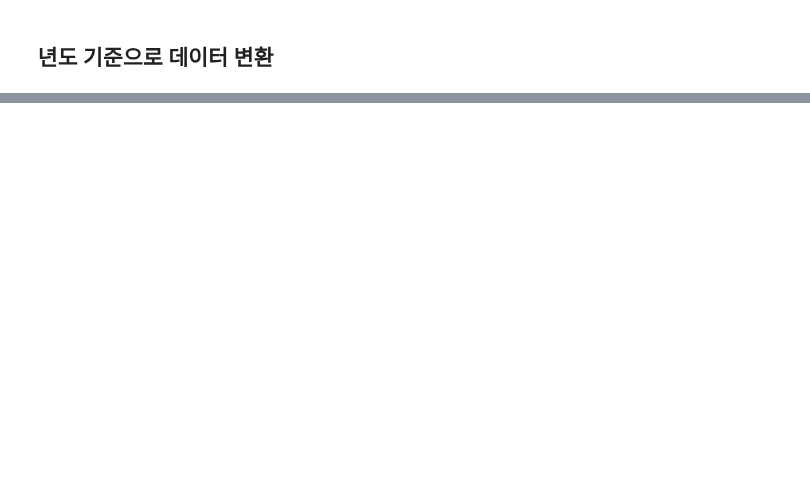
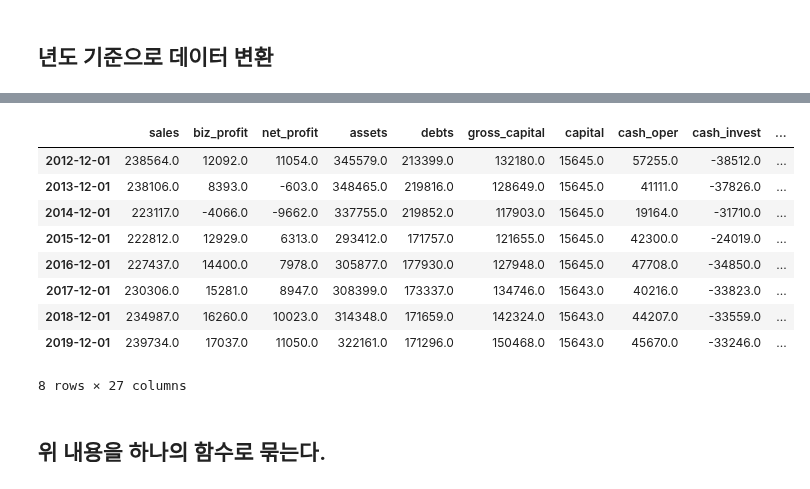
Before and after one commit to woosa7/PythonDataAnalytics, a Jupyter notebook: FinanceDA/Naver 재무제표 크롤링.ipynb, the cells around one changed output, grey strips where cells are left out. Cells and saved outputs as stored; diff of their text form; code cells hidden in the pictures; blank space fills up the shorter version.

```diff
--- a/FinanceDA/Naver 재무제표 크롤링.ipynb
+++ b/FinanceDA/Naver 재무제표 크롤링.ipynb
@@ -138,0 +153,25 @@ trans_df
+# %%
+colnames = ['sales','biz_profit','net_profit','assets','debts','gross_capital','capital','cash_oper','cash_invest',
+            'cash_finance','capex','fcf','debt_interest','rob','ron','roe','roa','debt_ratio','reserve_ratio',
+            'eps','per','bps','pbr','dps','d_profit','d_tendency','totalshares']
+# %%
+# 필요한 컬럼만 추출
+summary_df = trans_df[['매출액','영업이익','당기순이익','자산총계','부채총계','자본총계','자본금','영업활동현금흐름','투자활동현금흐름',
+                       '재무활동현금흐름','CAPEX','FCF','이자발생부채','영업이익률','순이익률','ROE(%)','ROA(%)','부채비율','자본유보율',
+                       'EPS(원)','PER(배)','BPS(원)','PBR(배)','현금DPS(원)','현금배당수익률','현금배당성향(%)','발행주식수(보통주)']]
+# 컬럼명 영문으로 변경
+summary_df.columns = colnames
+summary_df
+# %% [output]
+|  | sales | biz_profit | net_profit | assets | debts | gross_capital | capital | cash_oper | cash_invest | ... |
+| 2012-12-01 | 238564.0 | 12092.0 | 11054.0 | 345579.0 | 213399.0 | 132180.0 | 15645.0 | 57255.0 | -38512.0 | ... |
+| 2013-12-01 | 238106.0 | 8393.0 | -603.0 | 348465.0 | 219816.0 | 128649.0 | 15645.0 | 41111.0 | -37826.0 | ... |
+| 2014-12-01 | 223117.0 | -4066.0 | -9662.0 | 337755.0 | 219852.0 | 117903.0 | 15645.0 | 19164.0 | -31710.0 | ... |
+| 2015-12-01 | 222812.0 | 12929.0 | 6313.0 | 293412.0 | 171757.0 | 121655.0 | 15645.0 | 42300.0 | -24019.0 | ... |
+| 2016-12-01 | 227437.0 | 14400.0 | 7978.0 | 305877.0 | 177930.0 | 127948.0 | 15645.0 | 47708.0 | -34850.0 | ... |
+| 2017-12-01 | 230306.0 | 15281.0 | 8947.0 | 308399.0 | 173337.0 | 134746.0 | 15643.0 | 40216.0 | -33823.0 | ... |
+| 2018-12-01 | 234987.0 | 16260.0 | 10023.0 | 314348.0 | 171659.0 | 142324.0 | 15643.0 | 44207.0 | -33559.0 | ... |
+| 2019-12-01 | 239734.0 | 17037.0 | 11050.0 | 322161.0 | 171296.0 | 150468.0 | 15643.0 | 45670.0 | -33246.0 | ... |
+8 rows × 27 columns
+# %% [markdown]
+## 위 내용을 하나의 함수로 묶는다.
```
Also changed, not shown: parts of 24 cells of this notebook, 1 other file.
